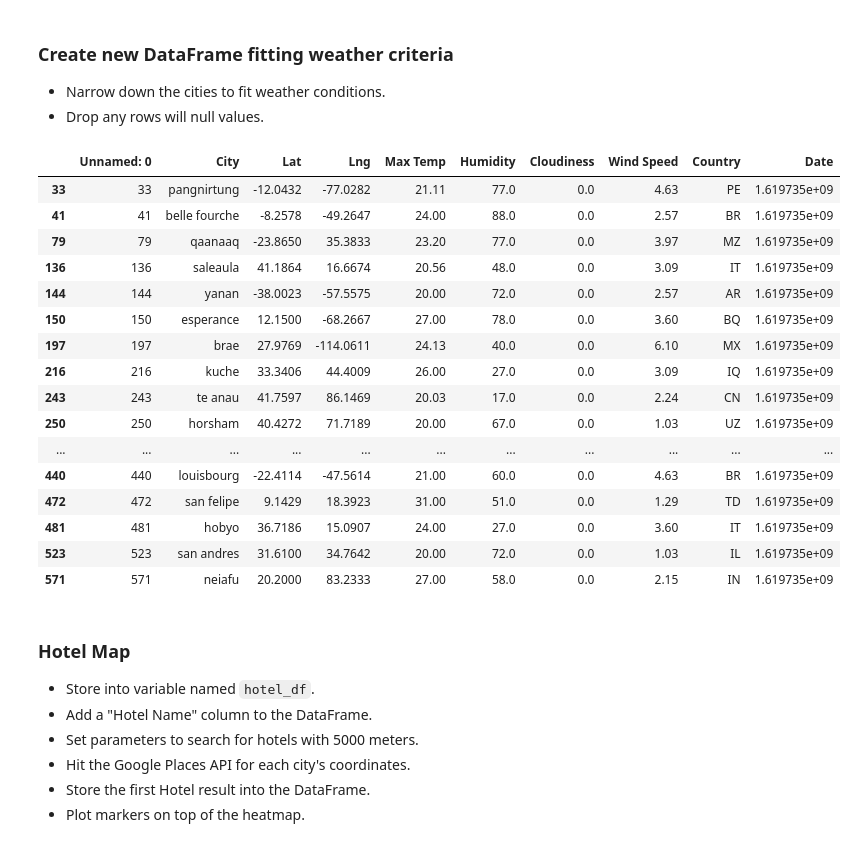
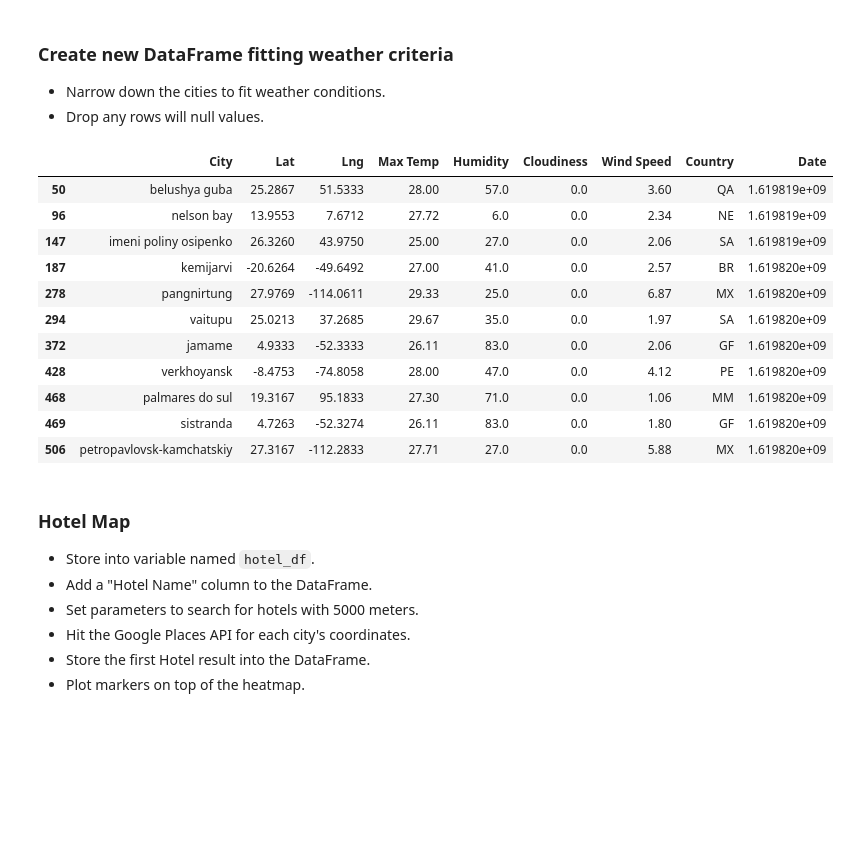
Before and after one commit to JoseH-Git/python-api-challenge, a Jupyter notebook: VacationPy/VacationPy.ipynb, the cells around one changed output. Cells and saved outputs as stored; diff of their text form; code cells hidden in the pictures; blank space fills up the shorter version.

```diff
--- a/VacationPy/VacationPy.ipynb
+++ b/VacationPy/VacationPy.ipynb
@@ -21,6 +21,7 @@ from api_keys import g_key
 ### Store Part I results into DataFrame
 * Load the csv exported in Part I to a DataFrame
 # %%
-vacation_df = pd.read_csv('../WeatherPy/WeatherPy.csv')
+vacation_df = pd.read_csv('../WeatherPy\output_data/WeatherPy.csv')
+del vacation_df['Unnamed: 0']
 vacation_df
 # %% [output]
@@ -89,35 +90,30 @@ fig
 # %%
 #Narrow down the DataFrame to find your ideal weather condition. For example:
 #A max temperature lower than 80 degrees but higher than 70.
 #Wind speed less than 10 mph.
 #Zero cloudiness.
 #Drop any rows that don't contain all three conditions. You want to be sure the weather is ideal.
 #Note: Feel free to adjust to your specifications but be sure to limit the number of rows returned by your API requests to a reasonable number.
 
 ideal_weather = vacation_df.loc[(vacation_df["Wind Speed"] < 10) &
                                 (vacation_df["Cloudiness"] == 0) &
-                                (vacation_df["Max Temp"] >= 20) &
-                                (vacation_df["Max Temp"] <= 40)]
+                                (vacation_df["Max Temp"] >= 25) &
+                                (vacation_df["Max Temp"] <= 30)]
 
 ideal_weather
 # %% [output]
-|  | Unnamed: 0 | City | Lat | Lng | Max Temp | Humidity | Cloudiness | Wind Speed | Country | Date |
-| 33 | 33 | pangnirtung | -12.0432 | -77.0282 | 21.11 | 77.0 | 0.0 | 4.63 | PE | 1.619735e+09 |
-| 41 | 41 | belle fourche | -8.2578 | -49.2647 | 24.00 | 88.0 | 0.0 | 2.57 | BR | 1.619735e+09 |
-| 79 | 79 | qaanaaq | -23.8650 | 35.3833 | 23.20 | 77.0 | 0.0 | 3.97 | MZ | 1.619735e+09 |
-| 136 | 136 | saleaula | 41.1864 | 16.6674 | 20.56 | 48.0 | 0.0 | 3.09 | IT | 1.619735e+09 |
-| 144 | 144 | yanan | -38.0023 | -57.5575 | 20.00 | 72.0 | 0.0 | 2.57 | AR | 1.619735e+09 |
-| 150 | 150 | esperance | 12.1500 | -68.2667 | 27.00 | 78.0 | 0.0 | 3.60 | BQ | 1.619735e+09 |
-| 197 | 197 | brae | 27.9769 | -114.0611 | 24.13 | 40.0 | 0.0 | 6.10 | MX | 1.619735e+09 |
-| 216 | 216 | kuche | 33.3406 | 44.4009 | 26.00 | 27.0 | 0.0 | 3.09 | IQ | 1.619735e+09 |
-| 243 | 243 | te anau | 41.7597 | 86.1469 | 20.03 | 17.0 | 0.0 | 2.24 | CN | 1.619735e+09 |
-| 250 | 250 | horsham | 40.4272 | 71.7189 | 20.00 | 67.0 | 0.0 | 1.03 | UZ | 1.619735e+09 |
-| ... | ... | ... | ... | ... | ... | ... | ... | ... | ... | ... |
-| 440 | 440 | louisbourg | -22.4114 | -47.5614 | 21.00 | 60.0 | 0.0 | 4.63 | BR | 1.619735e+09 |
-| 472 | 472 | san felipe | 9.1429 | 18.3923 | 31.00 | 51.0 | 0.0 | 1.29 | TD | 1.619735e+09 |
-| 481 | 481 | hobyo | 36.7186 | 15.0907 | 24.00 | 27.0 | 0.0 | 3.60 | IT | 1.619735e+09 |
-| 523 | 523 | san andres | 31.6100 | 34.7642 | 20.00 | 72.0 | 0.0 | 1.03 | IL | 1.619735e+09 |
-| 571 | 571 | neiafu | 20.2000 | 83.2333 | 27.00 | 58.0 | 0.0 | 2.15 | IN | 1.619735e+09 |
+|  | City | Lat | Lng | Max Temp | Humidity | Cloudiness | Wind Speed | Country | Date |
+| 50 | belushya guba | 25.2867 | 51.5333 | 28.00 | 57.0 | 0.0 | 3.60 | QA | 1.619819e+09 |
+| 96 | nelson bay | 13.9553 | 7.6712 | 27.72 | 6.0 | 0.0 | 2.34 | NE | 1.619819e+09 |
+| 147 | imeni poliny osipenko | 26.3260 | 43.9750 | 25.00 | 27.0 | 0.0 | 2.06 | SA | 1.619819e+09 |
+| 187 | kemijarvi | -20.6264 | -49.6492 | 27.00 | 41.0 | 0.0 | 2.57 | BR | 1.619820e+09 |
+| 278 | pangnirtung | 27.9769 | -114.0611 | 29.33 | 25.0 | 0.0 | 6.87 | MX | 1.619820e+09 |
+| 294 | vaitupu | 25.0213 | 37.2685 | 29.67 | 35.0 | 0.0 | 1.97 | SA | 1.619820e+09 |
+| 372 | jamame | 4.9333 | -52.3333 | 26.11 | 83.0 | 0.0 | 2.06 | GF | 1.619820e+09 |
+| 428 | verkhoyansk | -8.4753 | -74.8058 | 28.00 | 47.0 | 0.0 | 4.12 | PE | 1.619820e+09 |
+| 468 | palmares do sul | 19.3167 | 95.1833 | 27.30 | 71.0 | 0.0 | 1.06 | MM | 1.619820e+09 |
+| 469 | sistranda | 4.7263 | -52.3274 | 26.11 | 83.0 | 0.0 | 1.80 | GF | 1.619820e+09 |
+| 506 | petropavlovsk-kamchatskiy | 27.3167 | -112.2833 | 27.71 | 27.0 | 0.0 | 5.88 | MX | 1.619820e+09 |
 # %% [markdown]
 ### Hotel Map
 * Store into variable named `hotel_df`.
```
Also changed, not shown: parts of 4 cells of this notebook, 23 other files.
